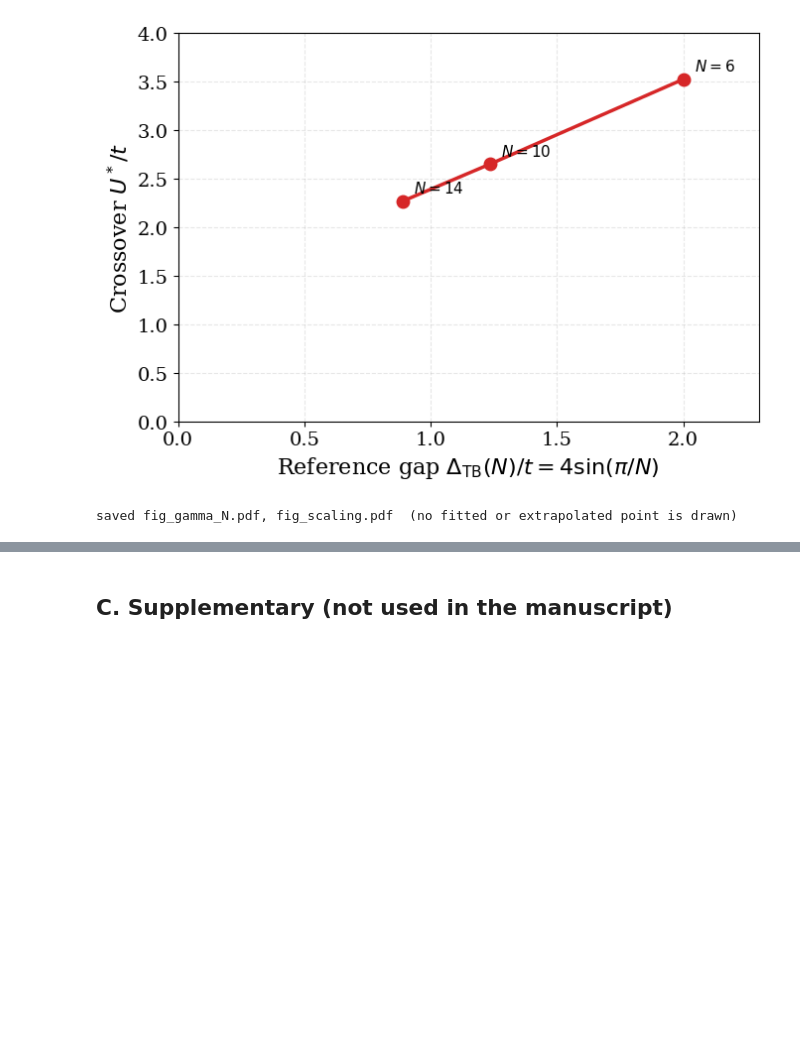
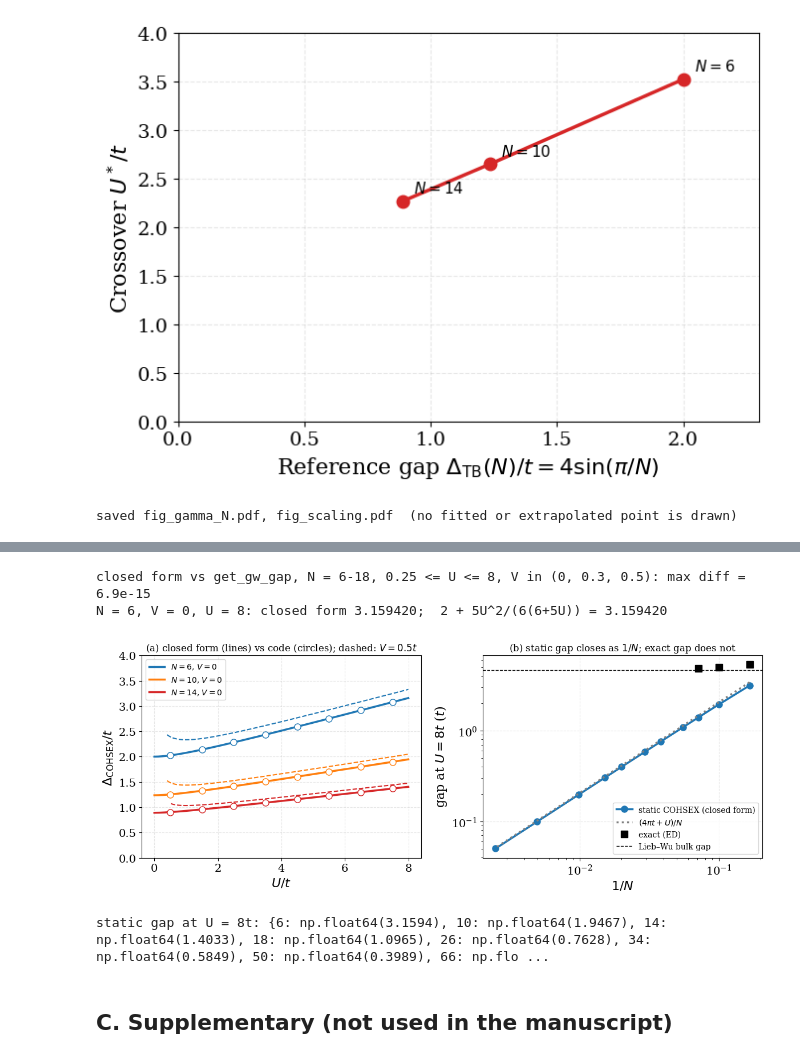
Before and after one commit to mikeatm/accidental-accuracy, a Jupyter notebook: Finite-extended-hubbard-ring-Accidental-Accuracy_consistent.ipynb, the cells around one changed output, grey strips where cells are left out. Cells and saved outputs as stored; diff of their text form; code cells hidden in the pictures; blank space fills up the shorter version.

```diff
--- a/Finite-extended-hubbard-ring-Accidental-Accuracy_consistent.ipynb
+++ b/Finite-extended-hubbard-ring-Accidental-Accuracy_consistent.ipynb
@@ -887,3 +1054,66 @@ saved fig_gamma_N.pdf, fig_scaling.pdf  (no fitted or extrapolated point is draw
+# %%
+# ---- D6. closed form for the static gap, checked against the site-space code (fig_closed_form_check.pdf) -----
+# Closed form (N = 4m+2):  Delta = 4t sin(pi/N) + 4V/N + [dW(0) - dW(pi)]/N,  dW(q) = v(q)/(1 - v(q) Pi(q)) - v(q)
+# Pi(q) is built directly in momentum space, independently of get_chi0_static / get_gw_gap.
+def Pi_q_static(N, t):
+    """Spin-summed static polarizability Pi(q, 0) for q = 2 pi iq / N (momentum space)."""
+    eps = get_eps_k(N, t)
+    occ = np.zeros(N, bool); occ[get_occ(N, t)] = True
+    Pi = np.zeros(N)
+    for iq in range(N):
+        c = (np.arange(N) + iq) % N
+        m = occ & ~occ[c]
+        Pi[iq] = (2.0 / N) * np.sum(-2.0 / (eps[c[m]] - eps[m]))
+    return Pi
+
+def closed_form_gap(N, t, U, V=0.0, Pi=None):
+    Pi = Pi_q_static(N, t) if Pi is None else Pi
+    dW = lambda iq: (lambda vq: vq / (1 - vq * Pi[iq]) - vq)(U + 2 * V * np.cos(2 * np.pi * iq / N))
+    return 4 * t * np.sin(np.pi / N) + 4 * V / N + (dW(0) - dW(N // 2)) / N
+
+# (i) agreement with the site-space COHSEX code
+worst = 0.0
+for N in (6, 10, 14, 18):
+    chi, occ = get_chi0_static(N, T)
+    for U in np.linspace(0.25, 8, 32):
+        for V in (0.0, 0.3, 0.5):
+            worst = max(worst, abs(closed_form_gap(N, T, U, V) - get_gw_gap(N, T, U, V, chi, occ)))
+print(f"closed form vs get_gw_gap, N = 6-18, 0.25 <= U <= 8, V in (0, 0.3, 0.5): max diff = {worst:.1e}")
+print(f"N = 6, V = 0, U = 8: closed form {closed_form_gap(6, T, 8.0):.6f};  2 + 5U^2/(6(6+5U)) = {2 + 5*64/(6*46):.6f}")
+
+# (ii) figure: (a) closed form (lines) vs code (markers); (b) static vs exact gap at U = 8t as N grows
+fig, (ax1, ax2) = plt.subplots(1, 2, figsize=(12, 4.8))
+U_line = np.linspace(0, 8, 200); U_mark = np.arange(0.5, 8.01, 1.0)
+for N, c in zip((6, 10, 14), ('tab:blue', 'tab:orange', 'tab:red')):
+    chi, occ = get_chi0_static(N, T)
+    Pi = Pi_q_static(N, T)
+    ax1.plot(U_line, [closed_form_gap(N, T, U, 0.0, Pi) for U in U_line], '-', color=c, label=f'$N={N}$, $V=0$')
+    ax1.plot(U_mark, [get_gw_gap(N, T, U, 0.0, chi, occ) for U in U_mark], 'o', color=c, mfc='white')
+    Uc = 2 * 0.5 + 1 / Pi[N // 2]                       # RPA CDW pole at q = pi for V = 0.5t (moves to U > 0 for N >= 14)
+    U_ok = U_line[U_line > max(Uc, 0) + 0.4]
+    ax1.plot(U_ok, [closed_form_gap(N, T, U, 0.5, Pi) for U in U_ok], '--', color=c, lw=1.5)
+ax1.set_ylim(0, 4)
+ax1.set_xlabel(r'$U/t$'); ax1.set_ylabel(r'$\Delta_{\rm COHSEX}/t$')
+ax1.set_title('(a) closed form (lines) vs code (circles); dashed: $V=0.5t$', fontsize=12)
+ax1.legend(fontsize=10, loc='upper left')
+
+Ns = np.array([6, 10, 14, 18, 26, 34, 50, 66, 102, 202, 402])
+stat8 = np.array([closed_form_gap(N, T, 8.0) for N in Ns])
+ax2.loglog(1 / Ns, stat8, 'o-', color='tab:blue', label=r'static COHSEX (closed form)')
+ax2.loglog(1 / Ns, (4 * np.pi * T + 8.0) / Ns, ':', color='gray', label=r'$(4\pi t+U)/N$')
+ax2.loglog([1/6, 1/10, 1/14], [solver6.gap(8.0)] + [results[str(N)]['exact'][U_ROW.index(8.0)] for N in (10, 14)],
+           's', color='k', label='exact (ED)')
+ax2.axhline(lieb_wu_gap(8.0), color='k', ls='--', lw=1, label='Lieb–Wu bulk gap')
+ax2.set_xlabel(r'$1/N$'); ax2.set_ylabel(r'gap at $U=8t$ ($t$)')
+ax2.set_title(r'(b) static gap closes as $1/N$; exact gap does not', fontsize=12)
+ax2.legend(fontsize=10, loc='lower right')
+plt.tight_layout(); plt.savefig('fig_closed_form_check.pdf'); plt.show()
+print("static gap at U = 8t:", {int(N): round(g, 4) for N, g in zip(Ns, stat8)})
+# %% [output]
+closed form vs get_gw_gap, N = 6-18, 0.25 <= U <= 8, V in (0, 0.3, 0.5): max diff = 6.9e-15
+N = 6, V = 0, U = 8: closed form 3.159420;  2 + 5U^2/(6(6+5U)) = 3.159420
+[figure, added]
+static gap at U = 8t: {6: np.float64(3.1594), 10: np.float64(1.9467), 14: np.float64(1.4033), 18: np.float64(1.0965), 26: np.float64(0.7628), 34: np.float64(0.5849), 50: np.float64(0.3989), 66: np.flo ...
 # %% [markdown]
 ## C. Supplementary (not used in the manuscript)
 # %%
```
Also changed, not shown: parts of 7 cells of this notebook.
